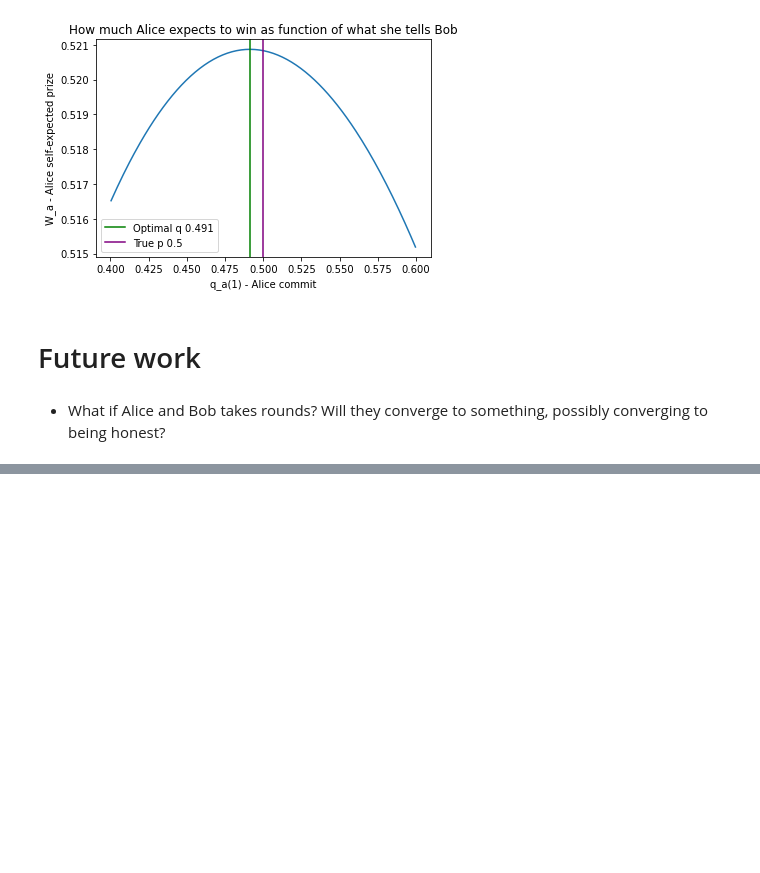
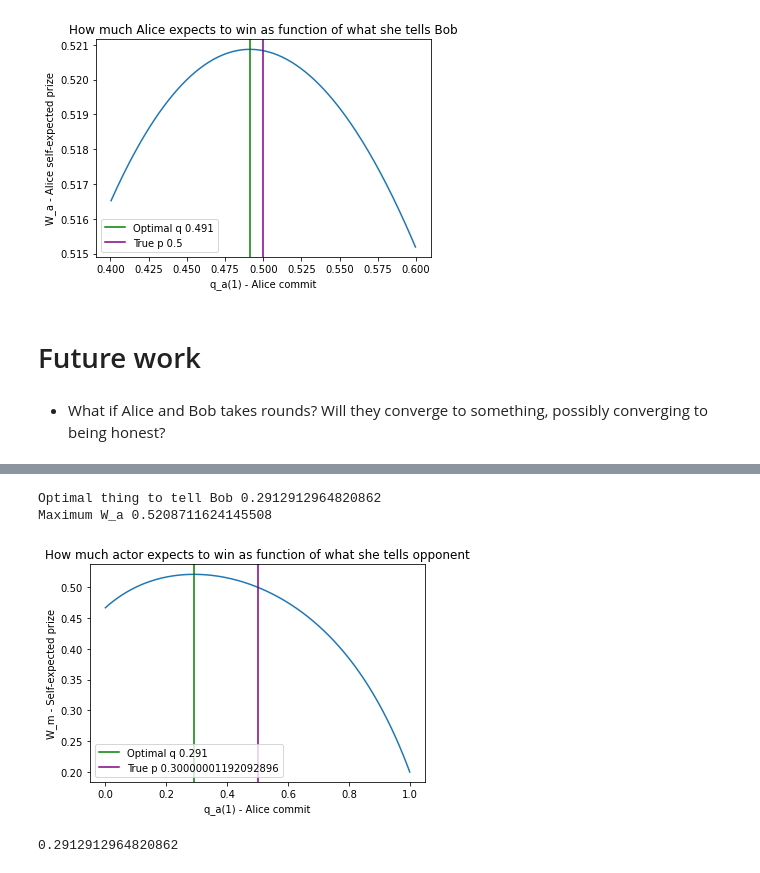
Before and after one commit to kmrasmussen/fastpages, a Jupyter notebook: _notebooks/2020-02-20-exploring_prediction_markets.ipynb, the cells around one changed output, grey strips where cells are left out. Saved outputs shown, nothing was run; the diff lists cells and outputs as text; code cells hidden in the pictures; blank space fills up the shorter version.

```diff
--- a/_notebooks/2020-02-20-exploring_prediction_markets.ipynb
+++ b/_notebooks/2020-02-20-exploring_prediction_markets.ipynb
@@ -149,0 +203,7 @@ plt.legend()
+# %%
+get_optimal_lie(1,P,0.5,make_plot=True)
+# %% [output]
+Optimal thing to tell Bob 0.2912912964820862
+Maximum W_a 0.5208711624145508
+[figure, added]
+0.2912912964820862
```
Also changed, not shown: parts of 24 cells of this notebook, 9 other files.
